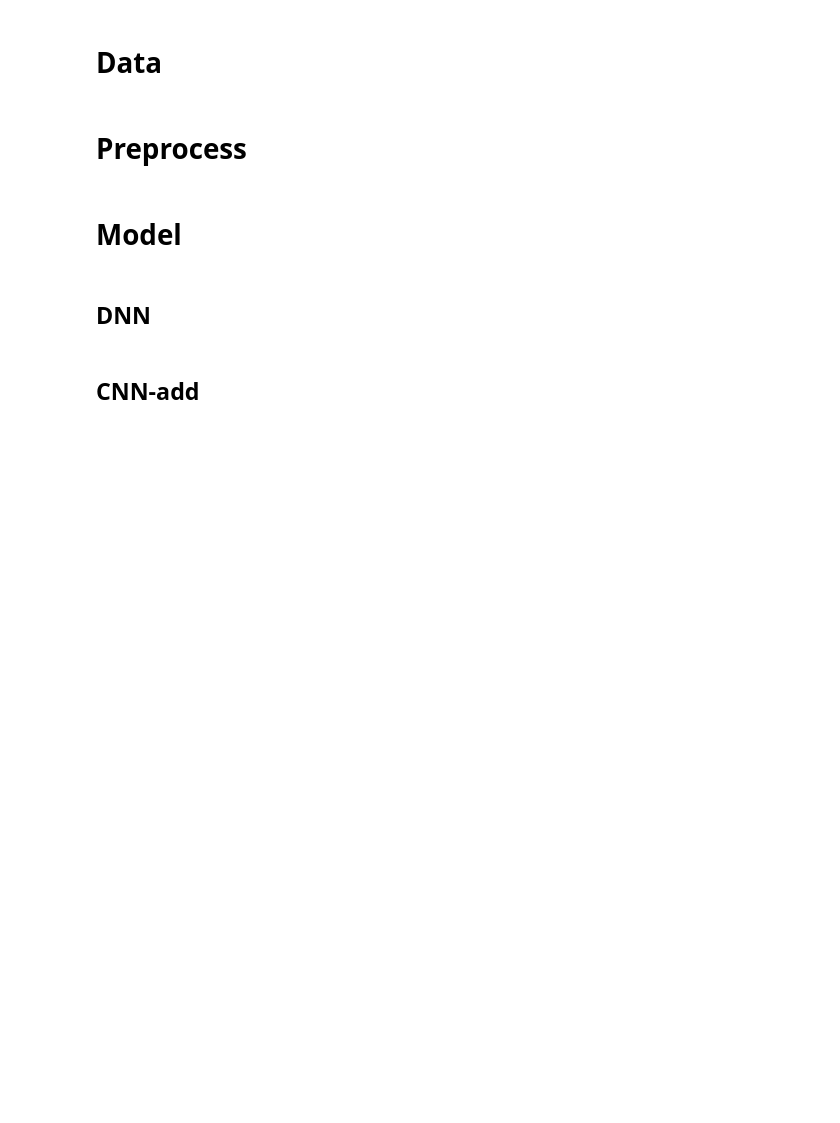
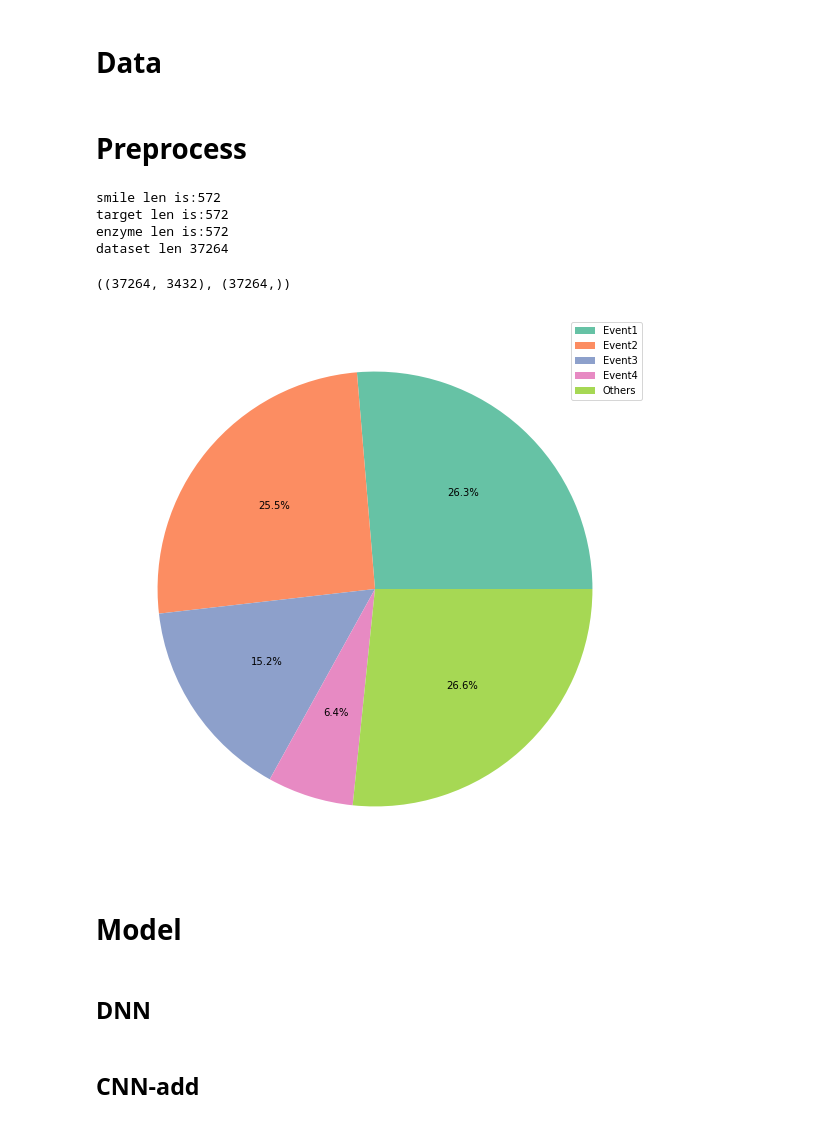
Before and after one commit to Parsonlee/DDI, a Jupyter notebook: DDI.ipynb, the cells around one changed output. Cells and saved outputs as stored; diff of their text form; code cells hidden in the pictures; blank space fills up the shorter version.

Commit message:
Add a pie chart about imbalanced classes

```diff
--- a/DDI.ipynb
+++ b/DDI.ipynb
@@ -249,8 +249,8 @@ class Ranger(Optimizer):
 # %% [markdown]
 # Data
 # %%
-# conn = sqlite3.connect("./fusion_data/event.db")
-conn = sqlite3.connect("../input/ddidatasets/event.db")
+conn = sqlite3.connect("./fusion_data/event.db")
+# conn = sqlite3.connect("../input/ddidatasets/event.db")
 df_drug = pd.read_sql("select * from drug;", conn)
 extraction = pd.read_sql("select * from extraction;", conn)
 mechanism = extraction["mechanism"]
@@ -360,8 +360,29 @@ np.random.shuffle(new_feature)
 np.random.seed(seed)
 np.random.shuffle(new_label)
 print("dataset len", len(new_feature))
+# %% [output]
+smile len is:572
+target len is:572
+enzyme len is:572
+dataset len 37264
 # %%
 new_feature.shape, new_label.shape
+# %% [output]
+((37264, 3432), (37264,))
+# %%
+plt.figure(figsize=(10, 10))
+color = plt.cm.get_cmap('Set2')
+classes = pd.Series(new_label)
+most = classes.value_counts()[:4]
+less = classes.value_counts()[4:].values.sum()
+classes = pd.concat([most, pd.Series(less)], ignore_index=True)
+labels = ['Event1', 'Event2', 'Event3', 'Event4', 'Others']
+plt.pie(classes, labels=labels, labeldistance=None, autopct='%.1f%%', colors=color.colors)
+plt.legend()
+plt.savefig('classes.svg')
+plt.show()
+# %% [output]
+[figure, added]
 # %% [markdown]
 # Model
 # %% [markdown]
```
Also changed, not shown: parts of 1 cell of this notebook, 3 other files.
